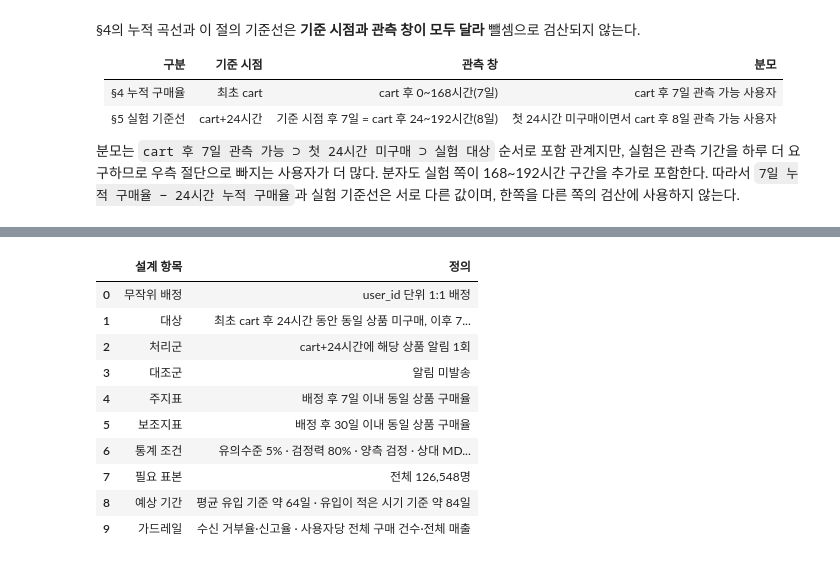
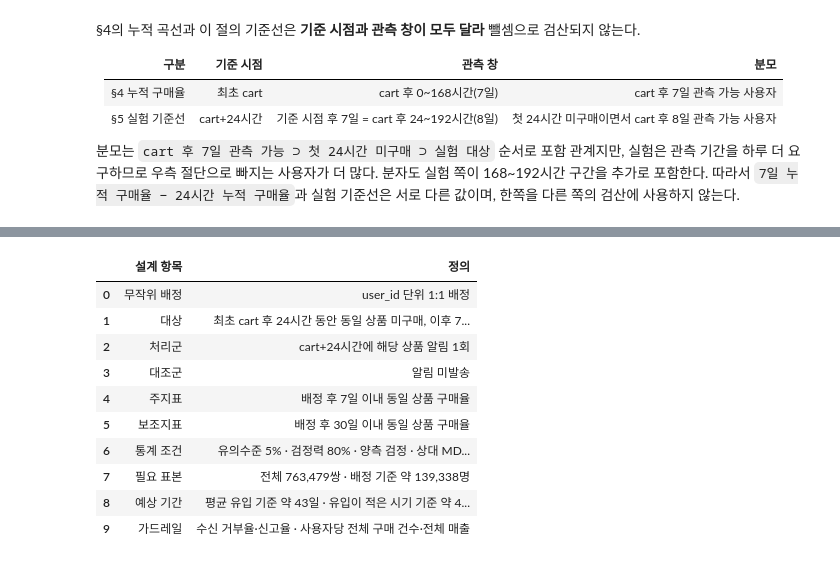
Before and after one commit to kth530/ecommerce_funnel_analysis, a Jupyter notebook: notebooks/05_purchase_journey_analysis.ipynb, the cells around one changed output, grey strips where cells are left out. Drawn from its saved outputs; the diff is of its cells as text; code cells hidden in the pictures.

```diff
--- a/notebooks/05_purchase_journey_analysis.ipynb
+++ b/notebooks/05_purchase_journey_analysis.ipynb
@@ -744,20 +797,20 @@ display(regression_check.round(3))
 # %%
 experiment_summary = pd.DataFrame({
     '설계 항목':['무작위 배정','대상','처리군','대조군','주지표','보조지표','통계 조건','필요 표본','예상 기간','가드레일'],
-    '정의':['user_id 단위 1:1 배정','최초 cart 후 24시간 동안 동일 상품 미구매, 이후 7일 관측 가능 사용자','cart+24시간에 해당 상품 알림 1회','알림 미발송','배정 후 7일 이내 동일 상품 구매율','배정 후 30일 이내 동일 상품 구매율','유의수준 5% · 검정력 80% · 양측 검정 · 상대 MDE 10%',f"전체 {int(design_row['전체_필요사용자수']):,}명",f"평균 유입 기준 약 {int(design_row['7일추적포함_최소일수'])}일 · 유입이 적은 시기 기준 약 {int(design_row['보수적_7일추적포함_일수'])}일",'수신 거부율·신고율 · 사용자당 전체 구매 건수·전체 매출'],
+    '정의':['user_id 단위 1:1 배정','최초 cart 후 24시간 동안 동일 상품 미구매, 이후 7일 관측 가능 (사용자, 상품) 조합','cart+24시간에 해당 상품 알림 1회','알림 미발송','배정 후 7일 이내 동일 상품 구매율','배정 후 30일 이내 동일 상품 구매율','유의수준 5% · 검정력 80% · 양측 검정 · 상대 MDE 5%',f"전체 {required_pairs_n:,}쌍 · 배정 기준 약 {required_users_n:,}명",f"평균 유입 기준 약 {total_days_n}일 · 유입이 적은 시기 기준 약 {conservative_days_n}일 (설계효과 {design_effect:.2f}배 반영)",'수신 거부율·신고율 · 사용자당 전체 구매 건수·전체 매출'],
 })
 display(experiment_summary)
 # %% [output]
 |  | 설계 항목 | 정의 |
 | 0 | 무작위 배정 | user_id 단위 1:1 배정 |
 | 1 | 대상 | 최초 cart 후 24시간 동안 동일 상품 미구매, 이후 7... |
 | 2 | 처리군 | cart+24시간에 해당 상품 알림 1회 |
 | 3 | 대조군 | 알림 미발송 |
 | 4 | 주지표 | 배정 후 7일 이내 동일 상품 구매율 |
 | 5 | 보조지표 | 배정 후 30일 이내 동일 상품 구매율 |
 | 6 | 통계 조건 | 유의수준 5% · 검정력 80% · 양측 검정 · 상대 MD... |
-| 7 | 필요 표본 | 전체 126,548명 |
-| 8 | 예상 기간 | 평균 유입 기준 약 64일 · 유입이 적은 시기 기준 약 84일 |
+| 7 | 필요 표본 | 전체 763,479쌍 · 배정 기준 약 139,338명 |
+| 8 | 예상 기간 | 평균 유입 기준 약 43일 · 유입이 적은 시기 기준 약 4... |
 | 9 | 가드레일 | 수신 거부율·신고율 · 사용자당 전체 구매 건수·전체 매출 |
 # %%
 display(Markdown(f'''> ### 섹션 결론
```
Also changed, not shown: parts of 8 cells of this notebook, 10 other files.
